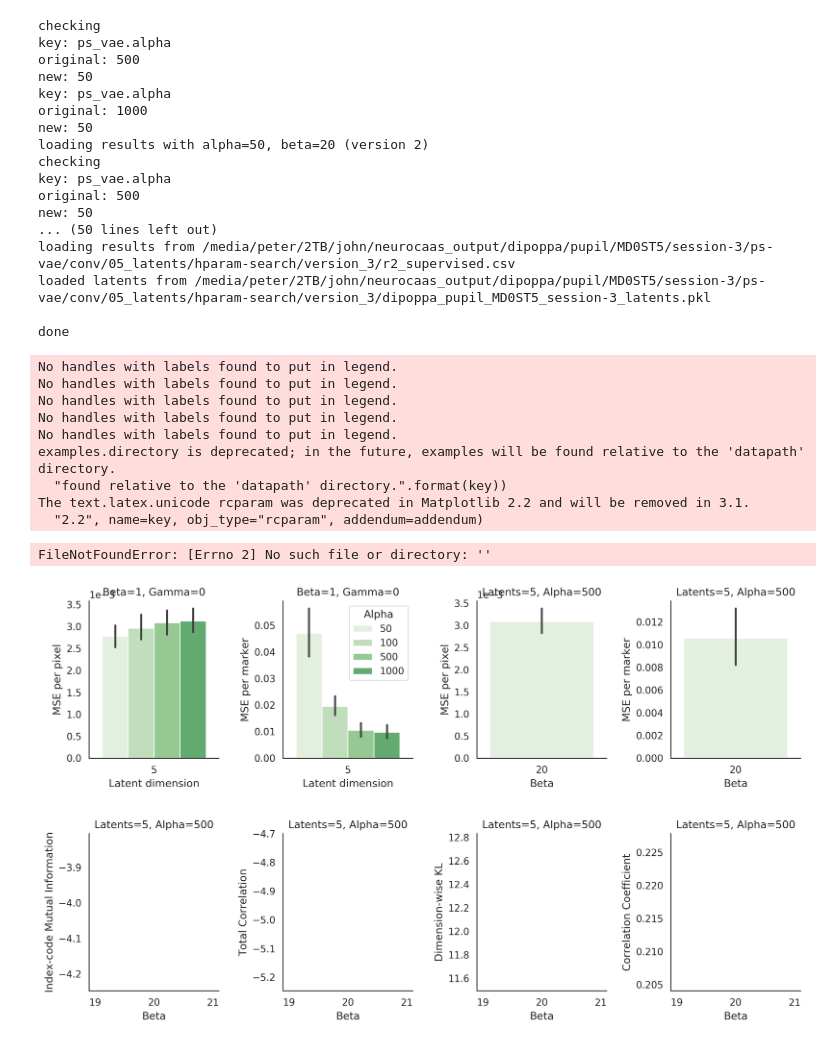
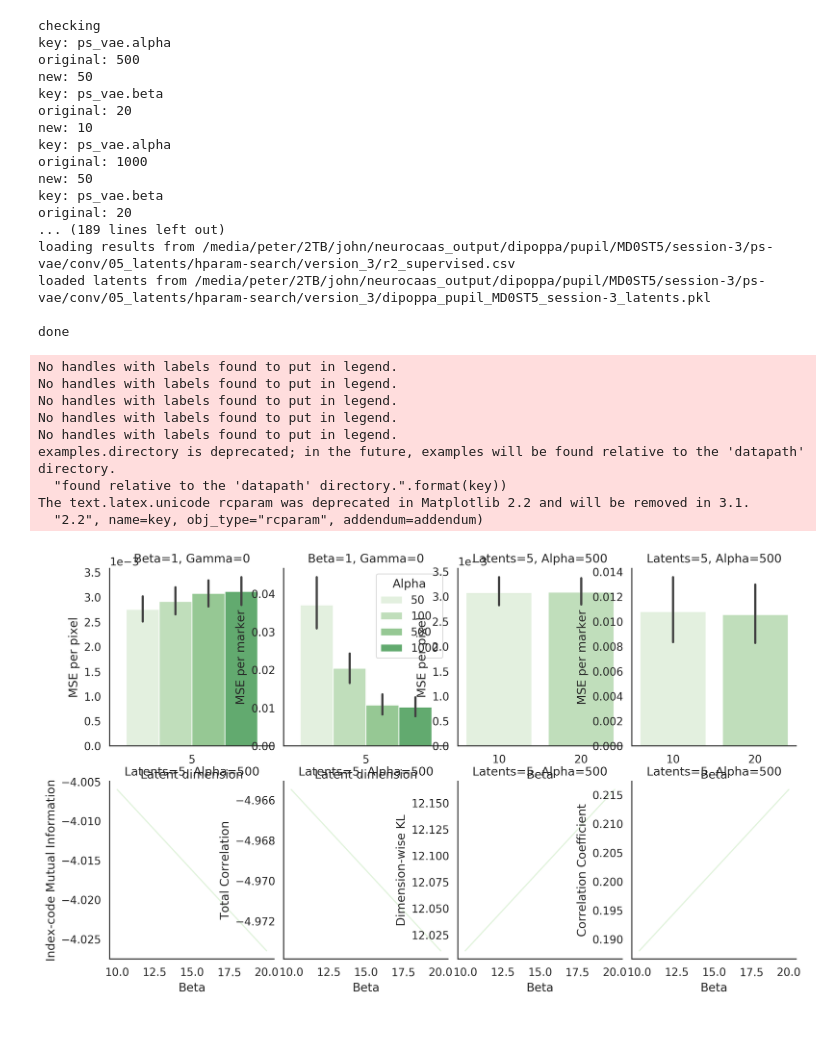
Before and after one commit to johnlyzhou/behavenet_neurocaas, a Jupyter notebook: test.ipynb, the cells around one changed output. Drawn from its saved outputs; the diff is of its cells as text; code cells hidden in the pictures.

Commit message:
added full plotting function

```diff
--- a/test.ipynb
+++ b/test.ipynb
@@ -54,35 +198,31 @@ Beta found: 20
 # %%
-save_file = None
-n_ae_latents = 5
 plot_hyperparameter_search_results_wrapper(lab, expt, animal, session, n_labels, label_names, n_ae_latents,
-                                           expt_name, alpha, beta, save_file, beta_n_ae_latents=None,
-                                           beta_expt_name=None, batch_size=None, format='pdf', train_frac=0.5)
+                                           expt_name, alpha, beta, train_frac=0.5)
 # %% [output]
 checking
 key: ps_vae.alpha
 original: 500
 new: 50
+key: ps_vae.beta
+original: 20
+new: 10
 key: ps_vae.alpha
 original: 1000
 new: 50
-loading results with alpha=50, beta=20 (version 2)
-checking
-key: ps_vae.alpha
-original: 500
-new: 50
-... (50 lines left out)
+key: ps_vae.beta
+original: 20
+... (189 lines left out)
 loading results from /media/peter/2TB/john/neurocaas_output/dipoppa/pupil/MD0ST5/session-3/ps-vae/conv/05_latents/hparam-search/version_3/r2_supervised.csv
 loaded latents from /media/peter/2TB/john/neurocaas_output/dipoppa/pupil/MD0ST5/session-3/ps-vae/conv/05_latents/hparam-search/version_3/dipoppa_pupil_MD0ST5_session-3_latents.pkl
 
 done
 No handles with labels found to put in legend.
 No handles with labels found to put in legend.
 No handles with labels found to put in legend.
 No handles with labels found to put in legend.
 No handles with labels found to put in legend.
 examples.directory is deprecated; in the future, examples will be found relative to the 'datapath' directory.
   "found relative to the 'datapath' directory.".format(key))
 The text.latex.unicode rcparam was deprecated in Matplotlib 2.2 and will be removed in 3.1.
   "2.2", name=key, obj_type="rcparam", addendum=addendum)
-FileNotFoundError: [Errno 2] No such file or directory: ''
-[figure, old version]
+[figure, new version]
```
Also changed, not shown: parts of 9 cells of this notebook, 4 other files.
